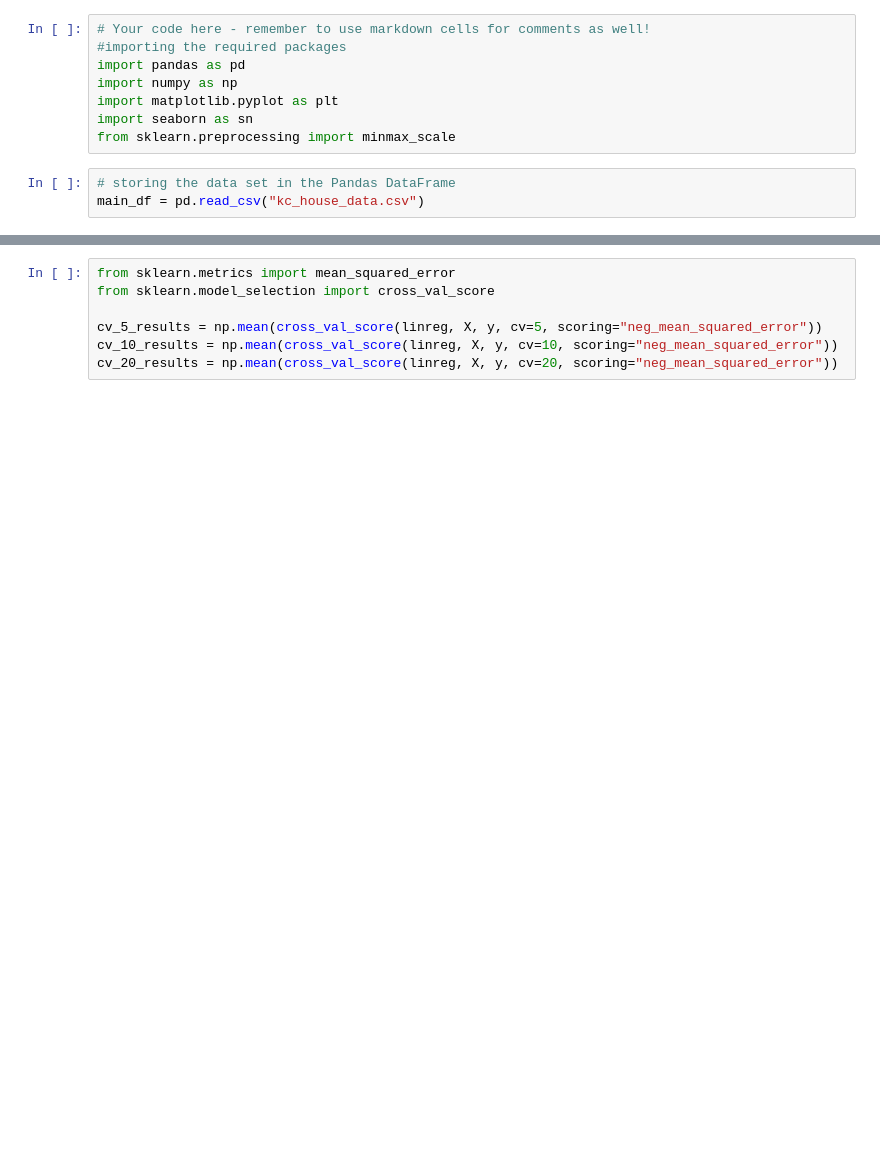
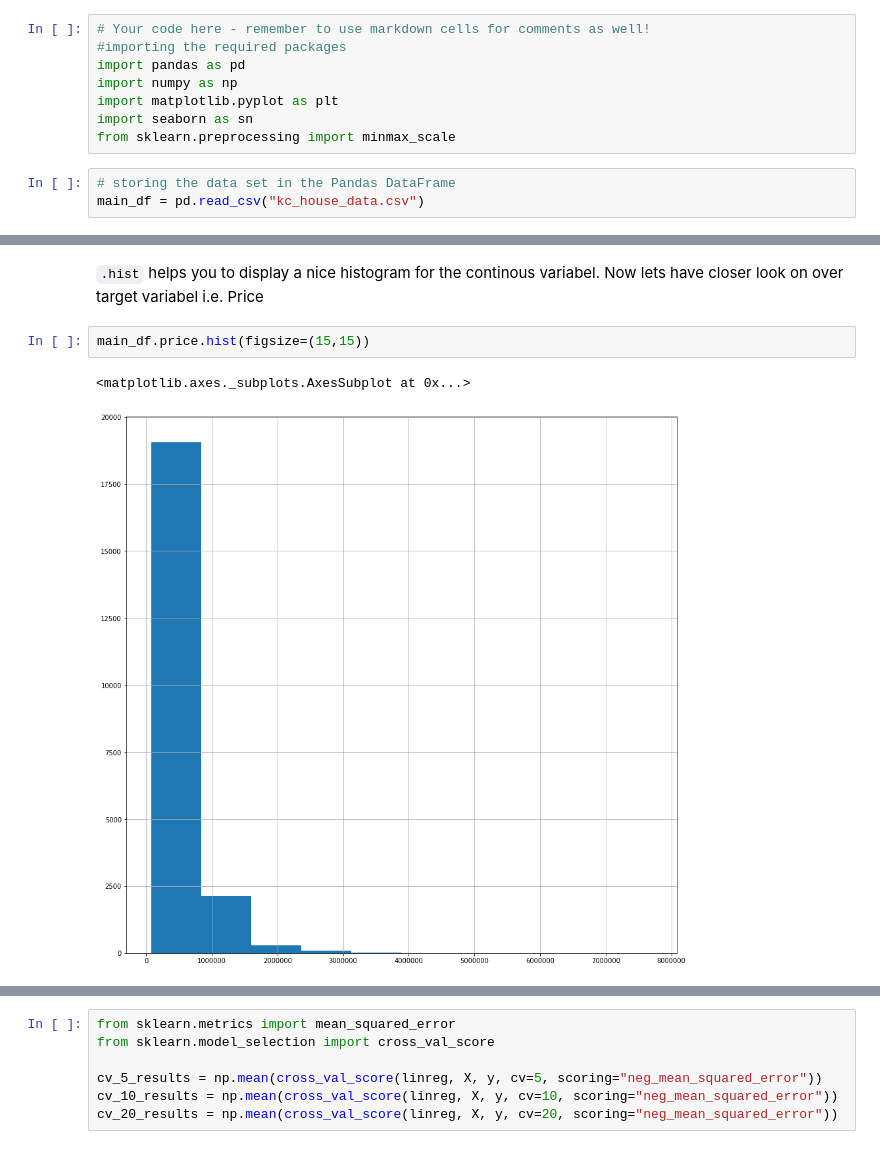
Before and after one commit to mitpatel5/dsc-1-final-project-online-ds-pt-112618, a Jupyter notebook: student.ipynb, the cells around one changed output, grey strips where cells are left out. Saved outputs shown, nothing was run; the diff lists cells and outputs as text; blank space fills up the shorter version.

```diff
--- a/student.ipynb
+++ b/student.ipynb
@@ -129,0 +52,7 @@ the .support_ attribute returns with array of selected features
+# %% [markdown]
+`.hist` helps you to display a nice histogram for the continous variabel. Now lets have closer look on over target variabel i.e. Price
+# %%
+main_df.price.hist(figsize=(15,15))
+# %% [output]
+<matplotlib.axes._subplots.AxesSubplot at 0x...>
+[figure, added]
```
Also changed, not shown: parts of 91 cells of this notebook, 2 other files.
